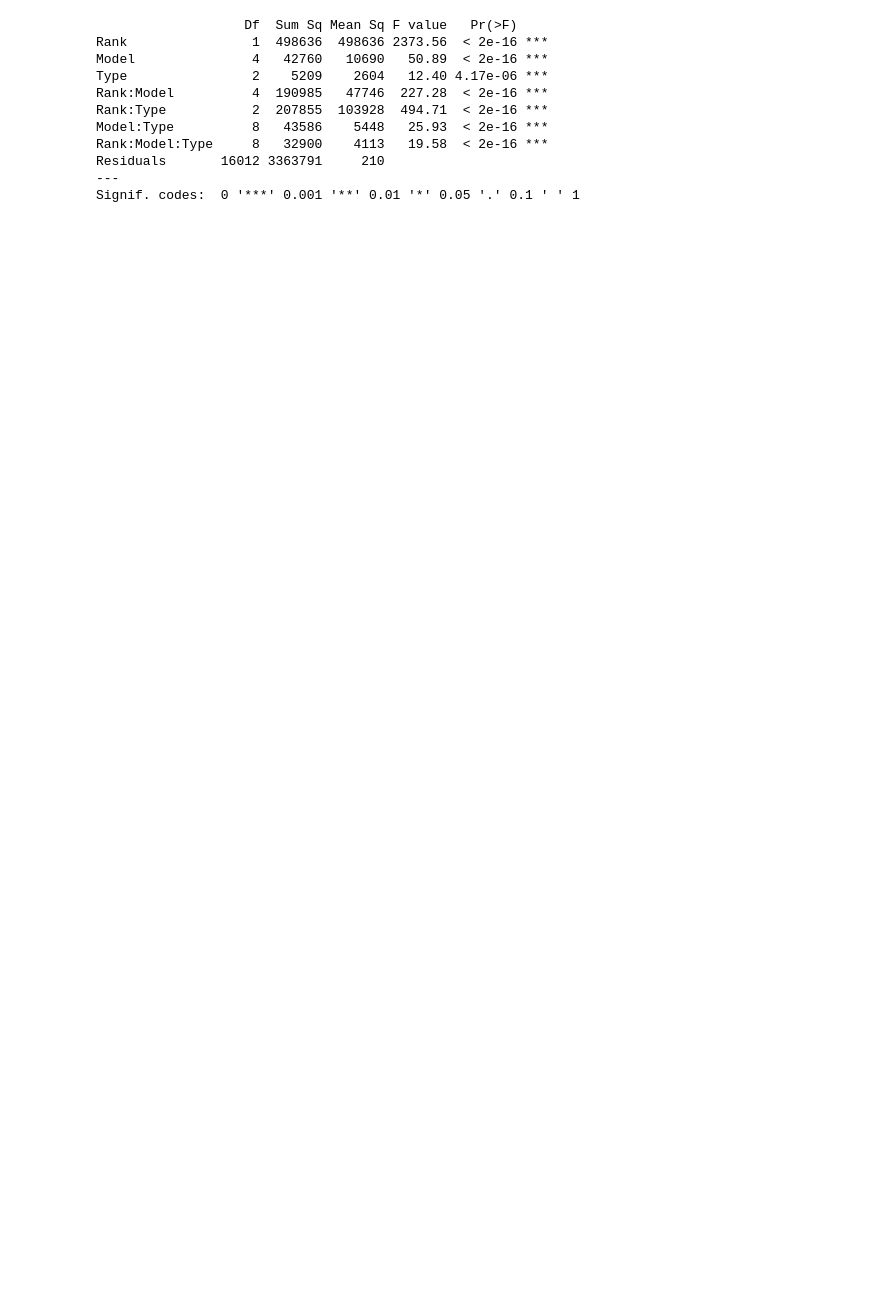
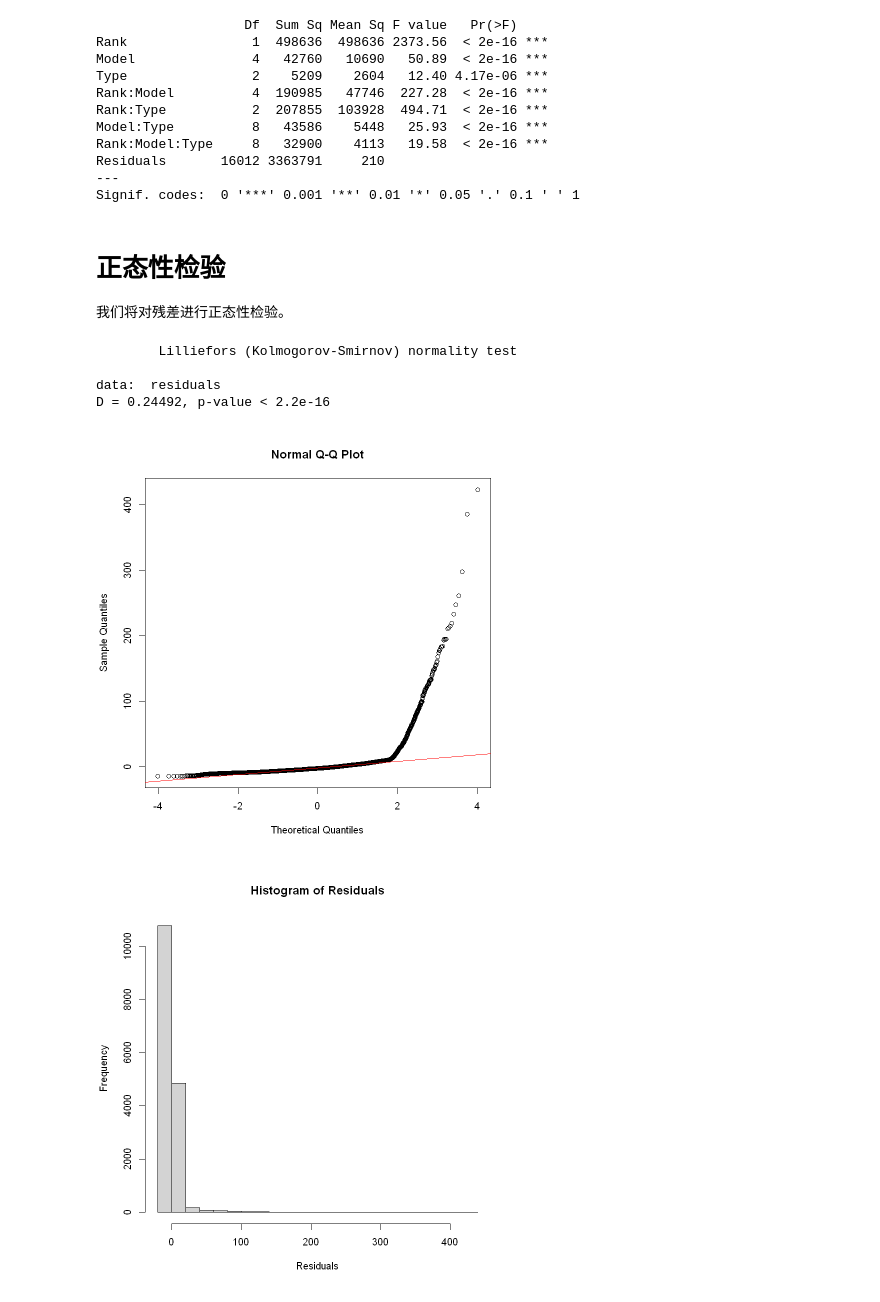
Before and after one commit to exusiaiwei/journey-learning-log, a Jupyter notebook: Doing/python/LLM_QL/Zipf-Mandelbrot.ipynb, the cells around one changed output. Saved outputs shown, nothing was run; the diff lists cells and outputs as text; code cells hidden in the pictures; blank space fills up the shorter version.

```diff
--- a/Doing/python/LLM_QL/Zipf-Mandelbrot.ipynb
+++ b/Doing/python/LLM_QL/Zipf-Mandelbrot.ipynb
@@ -225,19 +179,0 @@ ERROR: Error:
-# %%
-# Ensure that the 'Rank' and 'Frequency' columns are numeric, which means they contain numerical values.
-results$Rank <- as.numeric(as.character(results$Rank))
-results$Frequency <- as.numeric(as.character(results$Frequency))
-
-# Transform 'Model' and 'Type' columns into factor type to properly handle categorical data during analysis.
-# Factor types allow R to understand the data is not continuous but has specific, discrete categories.
-results$Model <- as.factor(results$Model)
-results$Type <- as.factor(results$Type)
-
-# Utilize the 'ssanova' function from the 'gss' package for a Type III ANOVA analysis. This function helps break down variance in a response variable across multiple factors and their interactions.
-library(gss) # Load the gss library to access the ssanova function
-
-# Apply ssanova to analyze 'Frequency' as a dependent variable with 'Rank', 'Model', and 'Type' as independent variables including their potential interactions.
-# This will help understand if there are significant differences in frequency based on each factor or combination of factors.
-ssanova_results <- ssanova(Frequency ~ Rank * Model * Type, data = results)
-
-# Display the analysis output to see the results of the ANOVA test
-print(ssanova_results)
@@ -262,18 +184,8 @@ Smoothing parameters are selected by GCV with alpha=1.4.
 # %%
-# Ensure the data is properly formatted
-results$Rank <- as.numeric(as.character(results$Rank))
-results$Frequency <- as.numeric(as.character(results$Frequency))
-results$Model <- as.factor(results$Model)
-results$Type <- as.factor(results$Type)
+results <- results %>%
+  mutate(Rank = as.numeric(Rank), Frequency = as.numeric(Frequency), Model = as.factor(Model), Type = as.factor(Type))
 
-# Load necessary libraries
-library(gss)
-library(ggplot2)
-
-# Fit the ANOVA model
 anova_model <- aov(Frequency ~ Rank * Model * Type, data = results)
-
-# Display the summary of the ANOVA model to see the p-values
 anova_summary <- summary(anova_model)
 print(anova_summary)
 # %% [output]
@@ -288,3 +200,24 @@ Rank:Model:Type     8   32900    4113   19.58  < 2e-16 ***
 Residuals       16012 3363791     210
 ---
 Signif. codes:  0 '***' 0.001 '**' 0.01 '*' 0.05 '.' 0.1 ' ' 1
+# %% [markdown]
+# 正态性检验
+
+我们将对残差进行正态性检验。
+# %%
+residuals <- residuals(anova_model)
+ks_test <- lillie.test(residuals)
+print(ks_test)
+
+# 绘制正态性检验图
+qqnorm(residuals)
+qqline(residuals, col = "red")
+hist(residuals, breaks = 30, main = "Histogram of Residuals", xlab = "Residuals")
+plot(anova_model, which = 1)
+# %% [output]
+        Lilliefors (Kolmogorov-Smirnov) normality test
+
+data:  residuals
+D = 0.24492, p-value < 2.2e-16
+[figure, added]
+[figure, added]
```
Also changed, not shown: parts of 24 cells of this notebook, 1 other file.
